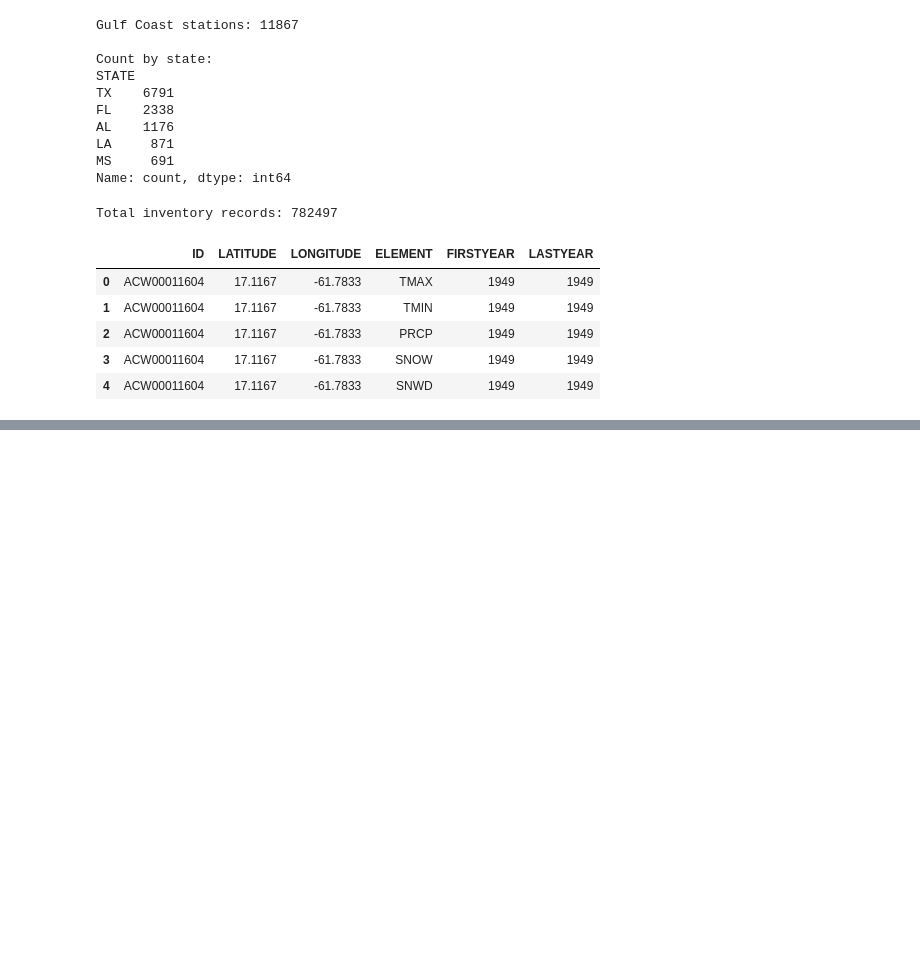
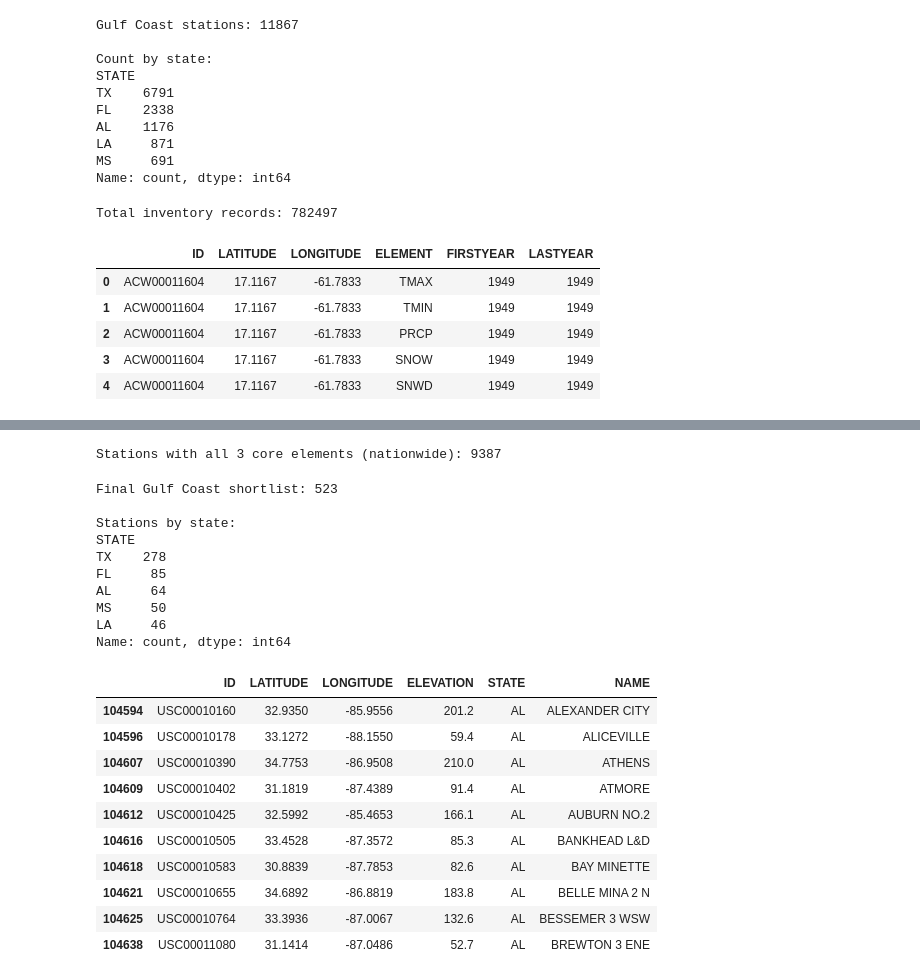
Before and after one commit to Sudarshan006/climate-risk-dashboard, a Jupyter notebook: notebooks/01_explore_ghcn.ipynb, the cells around one changed output, grey strips where cells are left out. Cells and saved outputs as stored; diff of their text form; code cells hidden in the pictures; blank space fills up the shorter version.

Commit message:
Add station quality selection: 523 Gulf Coast stations meeting criteria

```diff
--- a/notebooks/01_explore_ghcn.ipynb
+++ b/notebooks/01_explore_ghcn.ipynb
@@ -216,3 +216,21 @@ Total inventory records: 782497
 | 2 | ACW00011604 | 17.1167 | -61.7833 | PRCP | 1949 | 1949 |
 | 3 | ACW00011604 | 17.1167 | -61.7833 | SNOW | 1949 | 1949 |
 | 4 | ACW00011604 | 17.1167 | -61.7833 | SNWD | 1949 | 1949 |
+# %%
+# --- Step 1: Add a "record length" column (years of data per element) ---
+inventory["RECORD_LENGTH"] = inventory["LASTYEAR"] - inventory["FIRSTYEAR"]
+
+# --- Step 2: Define our selection criteria (documented in the paper) ---
+core_elements = ["PRCP", "TMAX", "TMIN"]   # the three we require
+min_years = 30                              # at least 30 years of record
+active_since = 2020                         # still recording in 2020 or later
+
+# --- Step 3: Keep inventory rows meeting ALL criteria ---
+good_records = inventory[
+    (inventory["ELEMENT"].isin(core_elements)) &
+    (inventory["RECORD_LENGTH"] >= min_years) &
+    (inventory["LASTYEAR"] >= active_since)
+].copy()
+
+print("Records meeting criteria:", len(good_records))
+good_records.head()
@@ -218,0 +245,46 @@ Total inventory records: 782497
+# %%
+# --- Step 1: Count how many core elements each station qualifies for ---
+# Group by station ID and count its qualifying element rows
+element_counts = good_records.groupby("ID")["ELEMENT"].nunique()
+
+# --- Step 2: Keep only stations that have ALL 3 core elements ---
+complete_stations = element_counts[element_counts == 3].index
+
+print("Stations with all 3 core elements (nationwide):", len(complete_stations))
+# %% [output]
+Stations with all 3 core elements (nationwide): 9387
+# %%
+# --- Cross-reference: keep Gulf Coast stations that are also high-quality ---
+# gulf_stations["ID"] = all stations in our 5 states
+# complete_stations   = high-quality station IDs nationwide
+# We keep Gulf stations whose ID appears in the complete list.
+gulf_shortlist = gulf_stations[gulf_stations["ID"].isin(complete_stations)].copy()
+
+print("Final Gulf Coast shortlist:", len(gulf_shortlist))
+print()
+print("Stations by state:")
+print(gulf_shortlist["STATE"].value_counts())
+print()
+gulf_shortlist.head(10)
+# %% [output]
+Final Gulf Coast shortlist: 523
+
+Stations by state:
+STATE
+TX    278
+FL     85
+AL     64
+MS     50
+LA     46
+Name: count, dtype: int64
+|  | ID | LATITUDE | LONGITUDE | ELEVATION | STATE | NAME |
+| 104594 | USC00010160 | 32.9350 | -85.9556 | 201.2 | AL | ALEXANDER CITY |
+| 104596 | USC00010178 | 33.1272 | -88.1550 | 59.4 | AL | ALICEVILLE |
+| 104607 | USC00010390 | 34.7753 | -86.9508 | 210.0 | AL | ATHENS |
+| 104609 | USC00010402 | 31.1819 | -87.4389 | 91.4 | AL | ATMORE |
+| 104612 | USC00010425 | 32.5992 | -85.4653 | 166.1 | AL | AUBURN NO.2 |
+| 104616 | USC00010505 | 33.4528 | -87.3572 | 85.3 | AL | BANKHEAD L&D |
+| 104618 | USC00010583 | 30.8839 | -87.7853 | 82.6 | AL | BAY MINETTE |
+| 104621 | USC00010655 | 34.6892 | -86.8819 | 183.8 | AL | BELLE MINA 2 N |
+| 104625 | USC00010764 | 33.3936 | -87.0067 | 132.6 | AL | BESSEMER 3 WSW |
+| 104638 | USC00011080 | 31.1414 | -87.0486 | 52.7 | AL | BREWTON 3 ENE |
```
Also changed, not shown: parts of 4 cells of this notebook.
